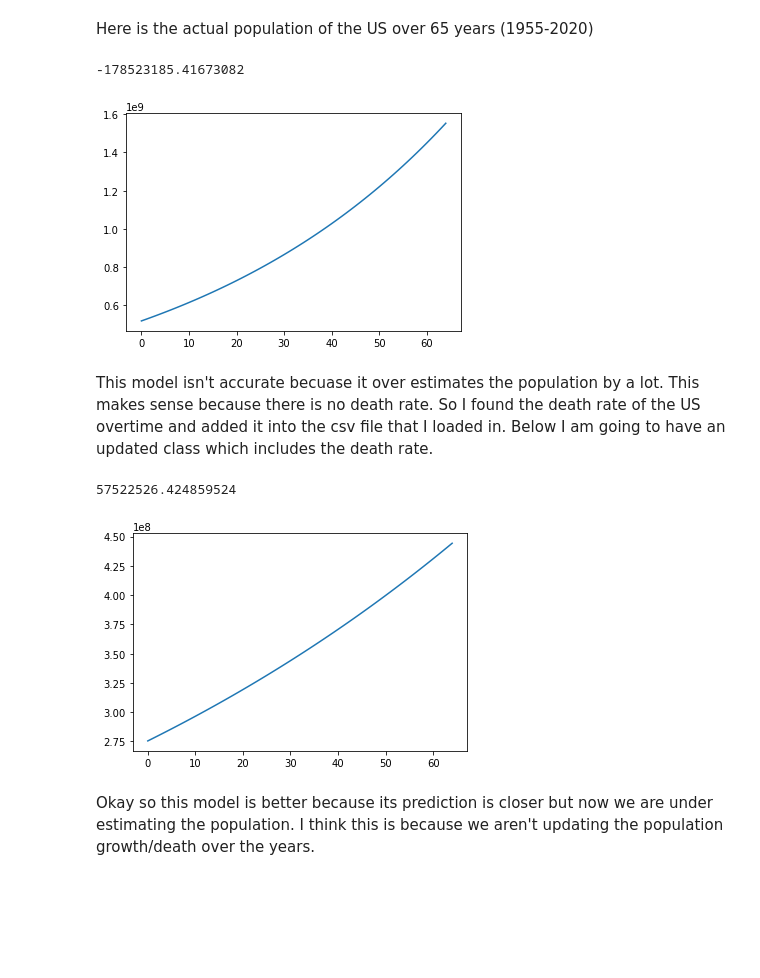
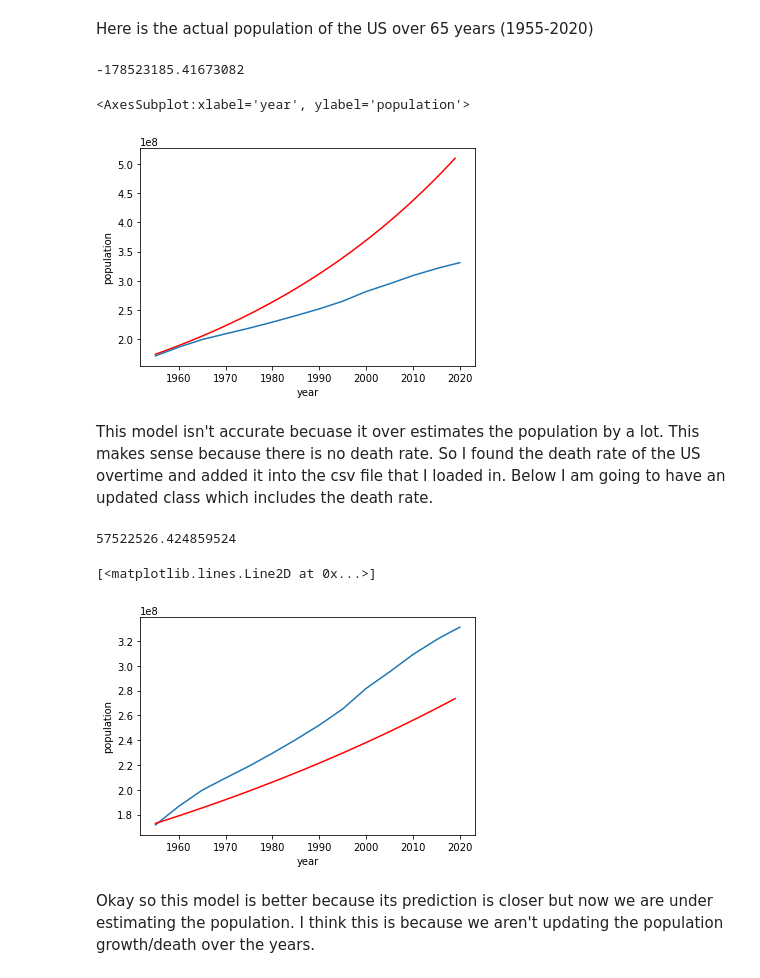
Before and after one commit to aniessaterps/CMSE-202-project, a Jupyter notebook: CMSE202_FinalProject.ipynb, the cells around one changed output. Saved outputs shown, nothing was run; the diff lists cells and outputs as text; code cells hidden in the pictures; blank space fills up the shorter version.

Commit message:
Added the actual population line to the graph to compare with the predicted population

```diff
--- a/CMSE202_FinalProject.ipynb
+++ b/CMSE202_FinalProject.ipynb
@@ -64,19 +64,17 @@ class population():
             self.start = pop
             t.append(i)
             population.append(pop)
-        return t,population
-
-    def plot(self,time):
-        t,pop = self.update_pop(time)
-        plt.plot(t,pop)
+        return np.array(t)+1955,population
 # %%
 us = population(usa.iloc[17,1],usa.iloc[17,8],usa.iloc[17,4])
 us_t,us_pop = us.update_pop(65)
-us.plot(65)
-usa.iloc[0,1]-us_pop[-1] #actual minus predicted US population for 2020
+print(usa.iloc[0,1]-us_pop[-1]) #actual minus predicted US population for 2020
+plt.plot(us_t,us_pop,color = "red")
+sns.lineplot(x = usa['year'],y = usa['population'])
 # %% [output]
 -178523185.41673082
+<AxesSubplot:xlabel='year', ylabel='population'>
-[figure, old version]
+[figure, new version]
 # %% [markdown]
 This model isn't accurate becuase it over estimates the population by a lot. This makes sense because there is no death rate. So I found the death rate of the US overtime and added it into the csv file that I loaded in. Below I am going to have an updated class which includes the death rate.
 # %%
@@ -103,11 +97,13 @@ class population_update():
 # %%
 us2 = population_update(usa.iloc[17,1],usa.iloc[17,8],usa.iloc[17,7],usa.iloc[17,4])
 us2_t,us2_pop = us2.update_pop(65)
-us2.plot(65)
-usa.iloc[0,1]-us2_pop[-1] #actual value minus the predicted value
+print(usa.iloc[0,1]-us2_pop[-1]) #actual value minus the predicted value
+sns.lineplot(x = usa['year'],y = usa['population'])
+plt.plot(us2_t,us2_pop,color="red")
 # %% [output]
 57522526.424859524
+[<matplotlib.lines.Line2D at 0x...>]
-[figure, old version]
+[figure, new version]
 # %% [markdown]
 Okay so this model is better because its prediction is closer but now we are under estimating the population. I think this is because we aren't updating the population growth/death over the years.
 # %% [markdown]
```
Also changed, not shown: parts of 1 cell of this notebook.
